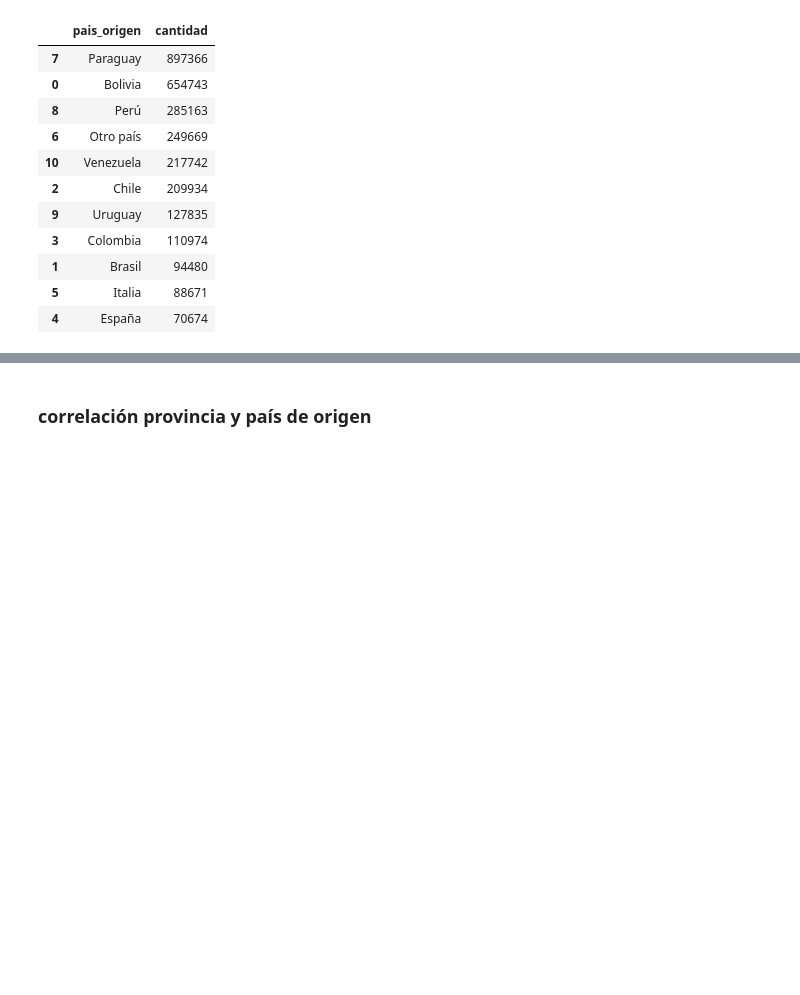
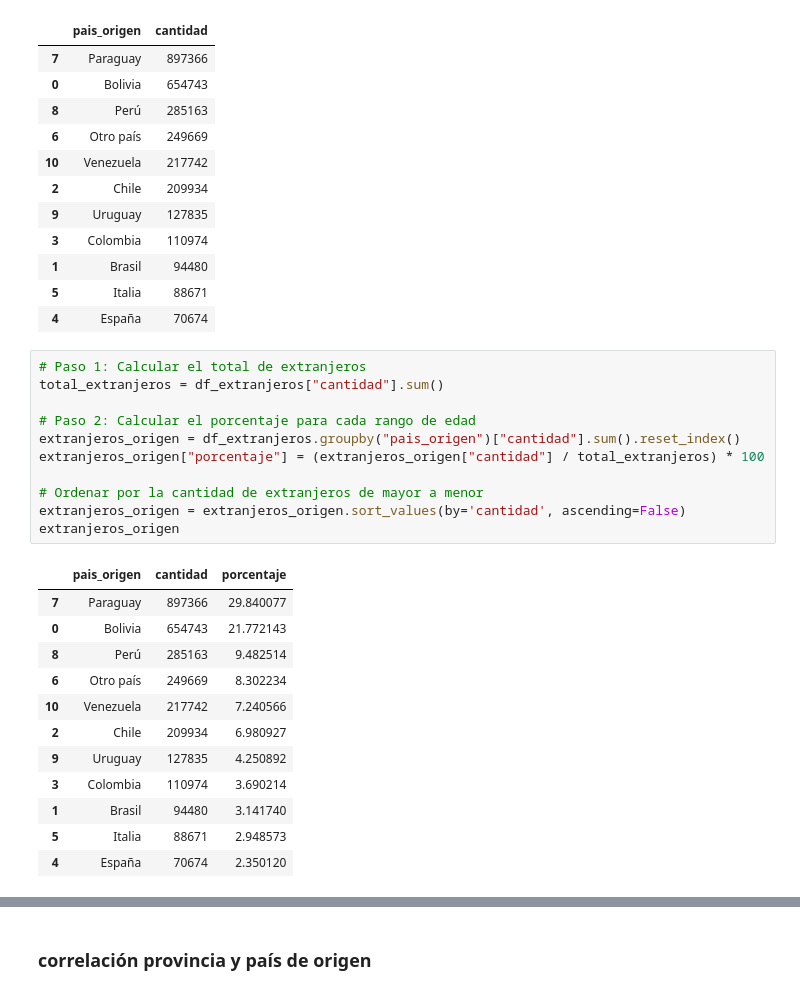
Before and after one commit to DATASCIENTISTSHENRY/PF_DataScience_Migraciones, a Jupyter notebook: EDA_ETL/ETL_EDA_Kpi_Amba.ipynb, the cells around one changed output, grey strips where cells are left out. Drawn from its saved outputs; the diff is of its cells as text; blank space fills up the shorter version.

```diff
--- a/EDA_ETL/ETL_EDA_Kpi_Amba.ipynb
+++ b/EDA_ETL/ETL_EDA_Kpi_Amba.ipynb
@@ -1170,4 +1178,28 @@ extranjeros_origen
 | 1 | Brasil | 94480 |
 | 5 | Italia | 88671 |
 | 4 | España | 70674 |
+# %%
+# Paso 1: Calcular el total de extranjeros
+total_extranjeros = df_extranjeros["cantidad"].sum()
+
+# Paso 2: Calcular el porcentaje para cada rango de edad
+extranjeros_origen = df_extranjeros.groupby("pais_origen")["cantidad"].sum().reset_index()
+extranjeros_origen["porcentaje"] = (extranjeros_origen["cantidad"] / total_extranjeros) * 100
+
+# Ordenar por la cantidad de extranjeros de mayor a menor
+extranjeros_origen = extranjeros_origen.sort_values(by='cantidad', ascending=False)
+extranjeros_origen
+# %% [output]
+|  | pais_origen | cantidad | porcentaje |
+| 7 | Paraguay | 897366 | 29.840077 |
+| 0 | Bolivia | 654743 | 21.772143 |
+| 8 | Perú | 285163 | 9.482514 |
+| 6 | Otro país | 249669 | 8.302234 |
+| 10 | Venezuela | 217742 | 7.240566 |
+| 2 | Chile | 209934 | 6.980927 |
+| 9 | Uruguay | 127835 | 4.250892 |
+| 3 | Colombia | 110974 | 3.690214 |
+| 1 | Brasil | 94480 | 3.141740 |
+| 5 | Italia | 88671 | 2.948573 |
+| 4 | España | 70674 | 2.350120 |
 # %%
```
Also changed, not shown: parts of 10 cells of this notebook.
